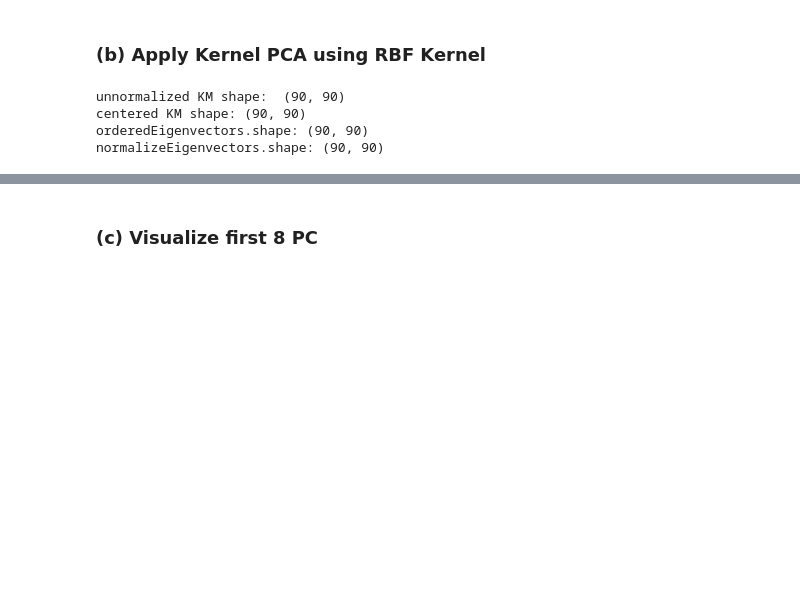
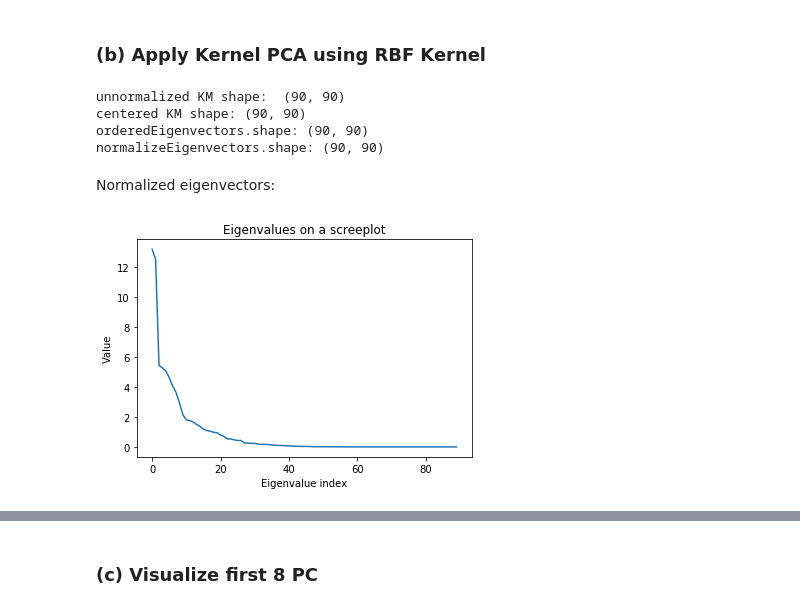
Before and after one commit to davidmunkacsi93/machine-intelligence, a Jupyter notebook: 04_Kernel_PCA/Assignment4.ipynb, the cells around one changed output, grey strips where cells are left out. Saved outputs shown, nothing was run; the diff lists cells and outputs as text; code cells hidden in the pictures; blank space fills up the shorter version.

```diff
--- a/04_Kernel_PCA/Assignment4.ipynb
+++ b/04_Kernel_PCA/Assignment4.ipynb
@@ -55,7 +62,7 @@ def centerKernelMatrix(KUC):
     return K
 
 
-sig = 4
+sig = 0.1
 KernelMatrixUnnormalized = createKernelMatrix(toyDataset, sig)
 print("unnormalized KM shape: ", KernelMatrixUnnormalized.shape)
 centerdKernelMatrixUnnormalized = centerKernelMatrix(KernelMatrixUnnormalized)
@@ -85,3 +92,14 @@ unnormalized KM shape:  (90, 90)
 centered KM shape: (90, 90)
 orderedEigenvectors.shape: (90, 90)
 normalizeEigenvectors.shape: (90, 90)
+# %% [markdown]
+Normalized eigenvectors:
+# %%
+plt.figure()
+plt.plot(orderedEigenvalues)
+plt.xlabel("Eigenvalue index")
+plt.ylabel("Value")
+plt.title("Eigenvalues on a screeplot")
+plt.show()
+# %% [output]
+[figure, added]
```
Also changed, not shown: parts of 8 cells of this notebook.
